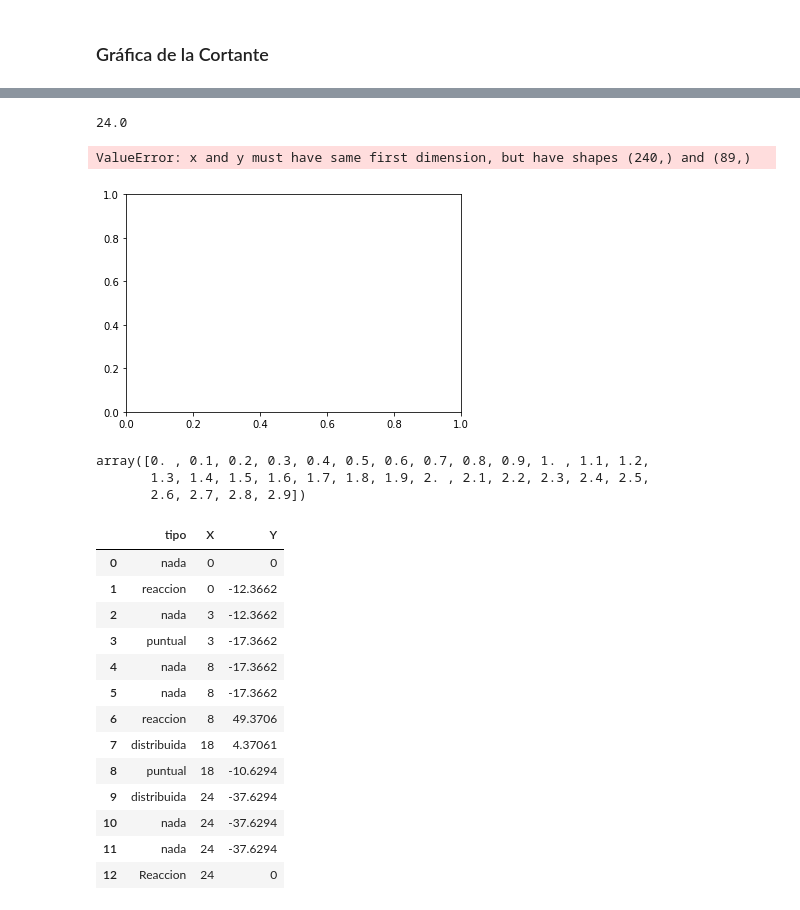
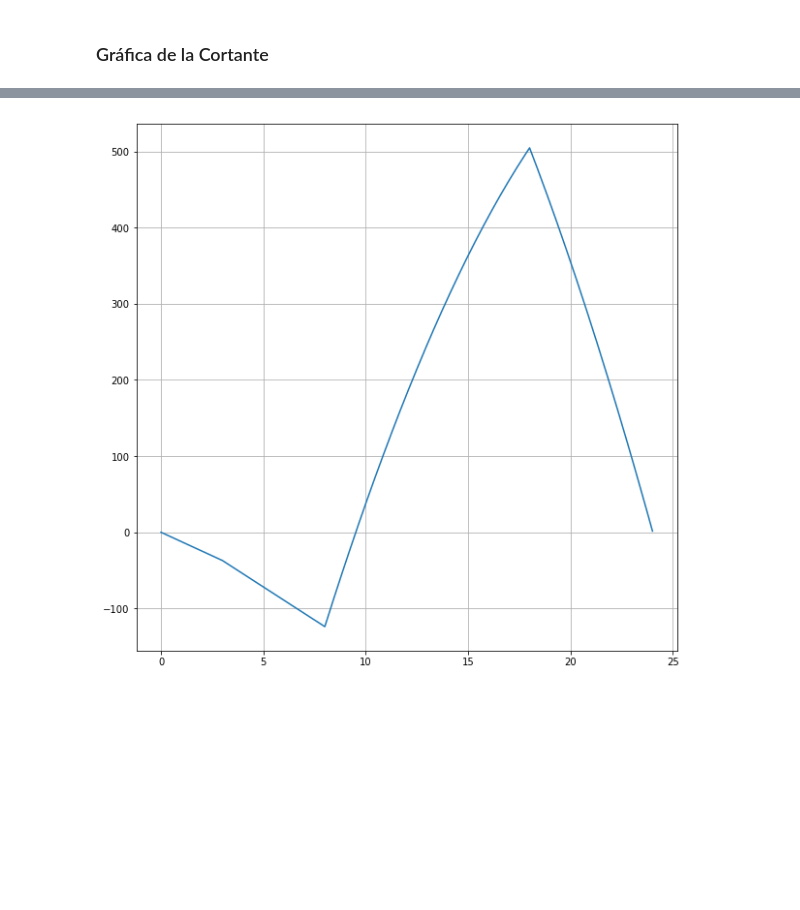
Before and after one commit to mcuscagua/Analisis_Estructural, a Jupyter notebook: Calculadora de Vigas.ipynb, the cells around one changed output, grey strips where cells are left out. Cells and saved outputs as stored; diff of their text form; code cells hidden in the pictures; blank space fills up the shorter version.

```diff
--- a/Calculadora de Vigas.ipynb
+++ b/Calculadora de Vigas.ipynb
@@ -82,4 +81,0 @@ Graficas.grafica_cortante()
-# %%
-Graficas.plot_momento['X'].values[-1]
-# %% [output]
-24.0
@@ -100,30 +82,4 @@ for i in range(Graficas.plot_momento.shape[0]-1):
-# %%
-plt.figure()
-plt.plot(list(range(len(np.arange(0, p1['X'],0.1)))), integral)
-plt.show()
-# %% [output]
-ValueError: x and y must have same first dimension, but have shapes (240,) and (89,)
-[figure, removed]
-# %%
-np.arange(0, p2['X'] - p1['X'],0.1)
-# %% [output]
-array([0. , 0.1, 0.2, 0.3, 0.4, 0.5, 0.6, 0.7, 0.8, 0.9, 1. , 1.1, 1.2,
-       1.3, 1.4, 1.5, 1.6, 1.7, 1.8, 1.9, 2. , 2.1, 2.2, 2.3, 2.4, 2.5,
-       2.6, 2.7, 2.8, 2.9])
 # %%
-Graficas.plot_momento
+Graficas.grafica_momento()
 # %% [output]
-|  | tipo | X | Y |
-| 0 | nada | 0 | 0 |
-| 1 | reaccion | 0 | -12.3662 |
-| 2 | nada | 3 | -12.3662 |
-| 3 | puntual | 3 | -17.3662 |
-| 4 | nada | 8 | -17.3662 |
-| 5 | nada | 8 | -17.3662 |
-| 6 | reaccion | 8 | 49.3706 |
-| 7 | distribuida | 18 | 4.37061 |
-| 8 | puntual | 18 | -10.6294 |
-| 9 | distribuida | 24 | -37.6294 |
-| 10 | nada | 24 | -37.6294 |
-| 11 | nada | 24 | -37.6294 |
-| 12 | Reaccion | 24 | 0 |
+[figure, added]
```
Also changed, not shown: parts of 5 cells of this notebook, 1 other file.
